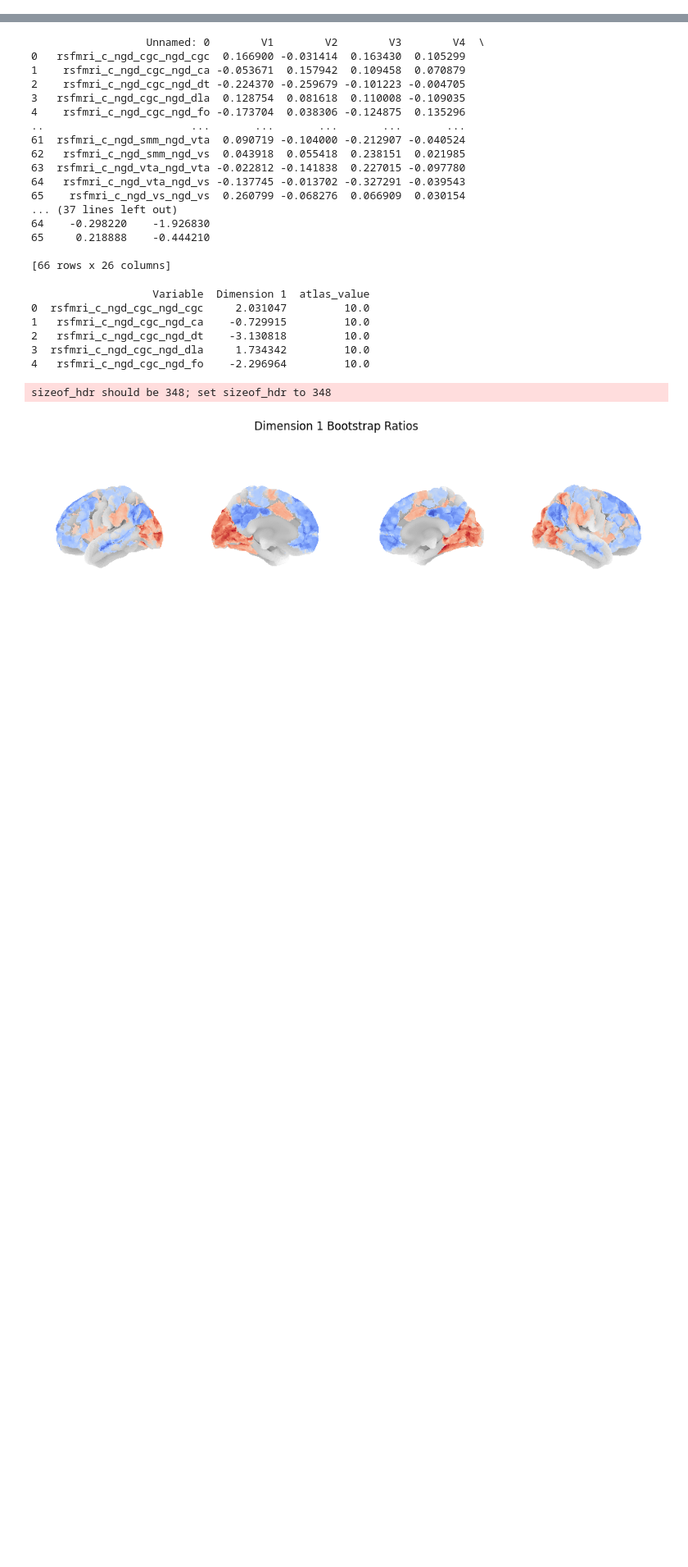
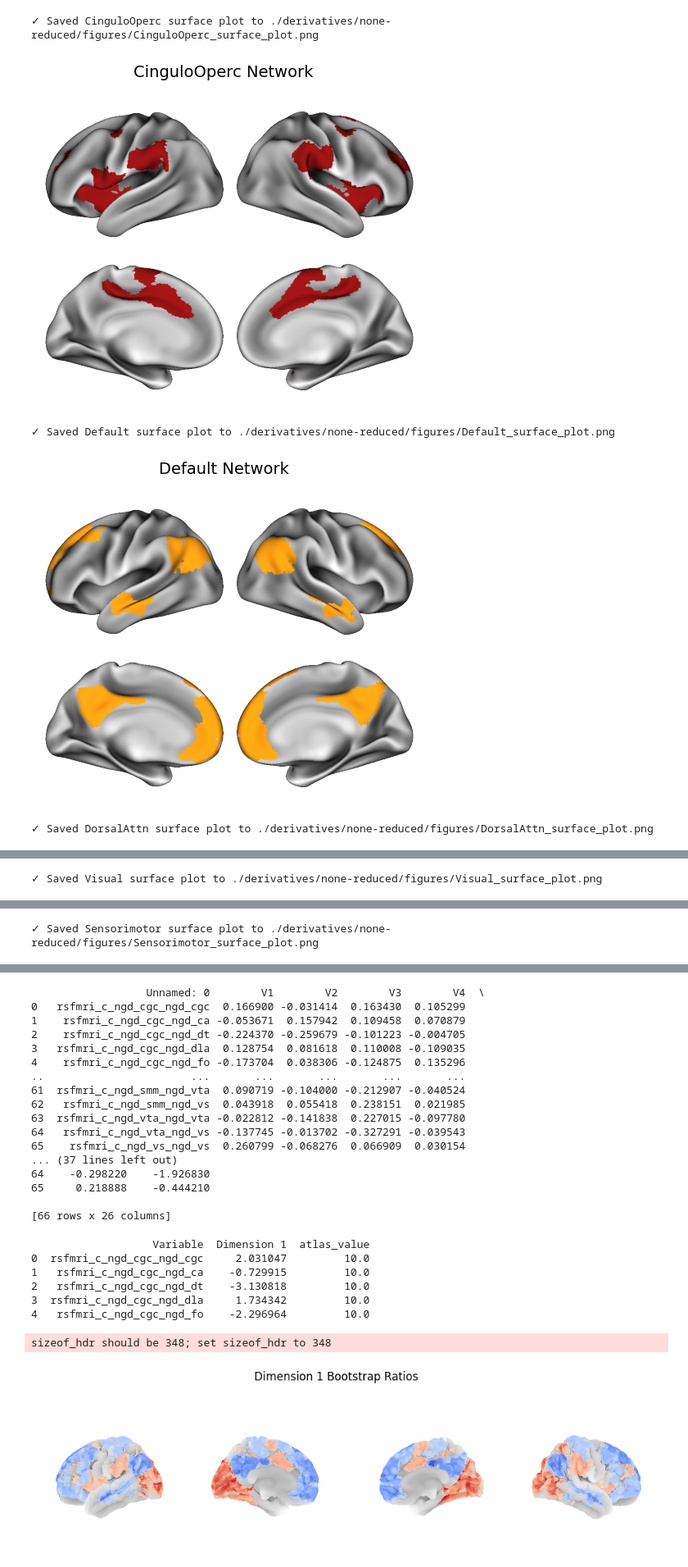
Before and after one commit to chlohamp/abcd-plsc, a Jupyter notebook: plsc-figures.ipynb, the cells around one changed output, grey strips where cells are left out. Shown at 82% size. Cells and saved outputs as stored; diff of their text form; code cells hidden in the pictures; blank space fills up the shorter version.

```diff
--- a/plsc-figures.ipynb
+++ b/plsc-figures.ipynb
@@ -491,0 +219,18 @@ sizeof_hdr should be 348; set sizeof_hdr to 348
+# %%
+# Save each network as a binary NIfTI ROI
+for net in networks:
+    network_name = network_map[net]
+    output_path = join(nii_dir, f"{network_name}_ROI.nii.gz")
+
+    # Check if file already exists
+    if exists(output_path):
+        print(f"✓ {network_name} ROI already exists at {output_path}")
+        continue
+
+    # Create binary mask: 1 where data==net, 0 elsewhere
+    mask_vol = (data == net).astype(np.uint8)
+    mask_img = nib.Nifti1Image(mask_vol, affine, hdr)
+
+    # Save NIfTI file
+    nib.save(mask_img, output_path)
+    print(f"✓ Saved {network_name} ROI to {output_path}")
@@ -491,0 +244,35 @@ sizeof_hdr should be 348; set sizeof_hdr to 348
+# %%
+# Load and plot each binary mask using plot_surf function
+for net in networks:
+    network_name = network_map[net]
+    roi_path = join(nii_dir, f"{network_name}_ROI.nii.gz")
+
+    # Load the saved ROI
+    roi_img = nib.load(roi_path)
+
+    # Get the color for this network
+    network_cmap = network_colors[net]
+
+    # Plot using plot_surf function with FSL surfaces
+    fig = plot_surf(
+        nii_img_thr=roi_img,
+        vmax=1,  # Binary mask has values 0 and 1
+        cmap=network_cmap
+    )
+    # Add title to the plot
+    fig.suptitle(f"{network_name} Network", y=0.95, fontsize=14)
+
+    # Save as high-resolution PNG
+    output_filename = f"{network_name}_surface_plot.png"
+    output_path = join(fig_dir, output_filename)
+    fig.savefig(output_path, dpi=300, bbox_inches='tight',
+                facecolor='white', edgecolor='none')
+    print(f"✓ Saved {network_name} surface plot to {output_path}")
+
+    plt.show()
+# %% [output]
+✓ Saved CinguloOperc surface plot to ./derivatives/none-reduced/figures/CinguloOperc_surface_plot.png
+[figure, added]
+✓ Saved Default surface plot to ./derivatives/none-reduced/figures/Default_surface_plot.png
+[figure, added]
+✓ Saved DorsalAttn surface plot to ./derivatives/none-reduced/figures/DorsalAttn_surface_plot.png
@@ -491,0 +280 @@ sizeof_hdr should be 348; set sizeof_hdr to 348
+✓ Saved Visual surface plot to ./derivatives/none-reduced/figures/Visual_surface_plot.png
@@ -491,0 +282 @@ sizeof_hdr should be 348; set sizeof_hdr to 348
+✓ Saved Sensorimotor surface plot to ./derivatives/none-reduced/figures/Sensorimotor_surface_plot.png
```
Also changed, not shown: parts of 14 cells of this notebook, 14 other files.
